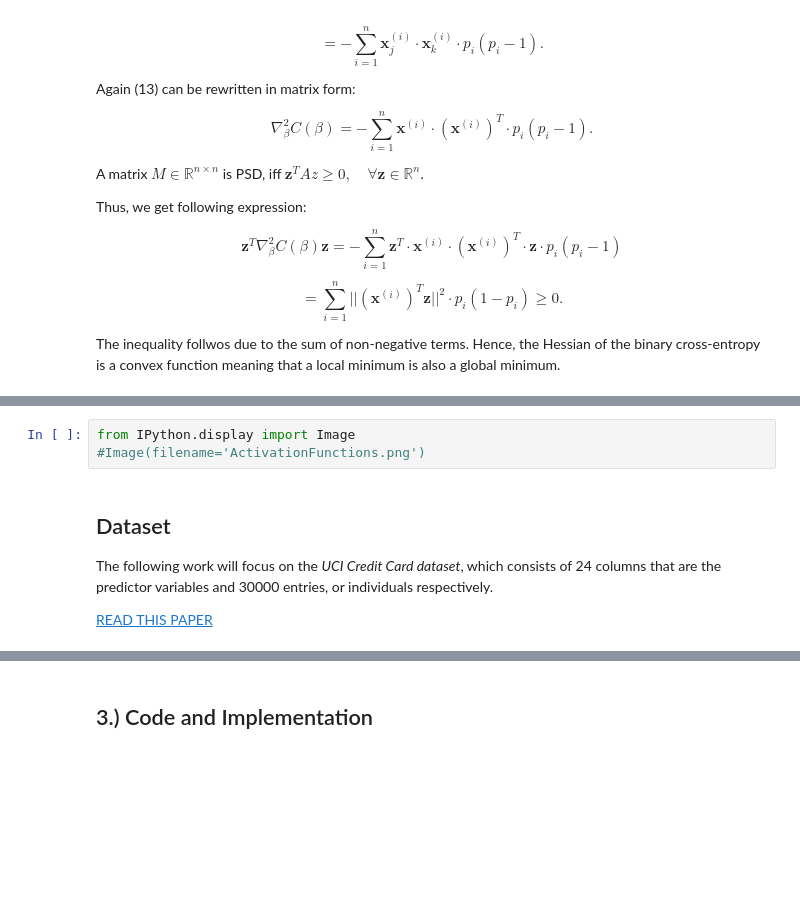
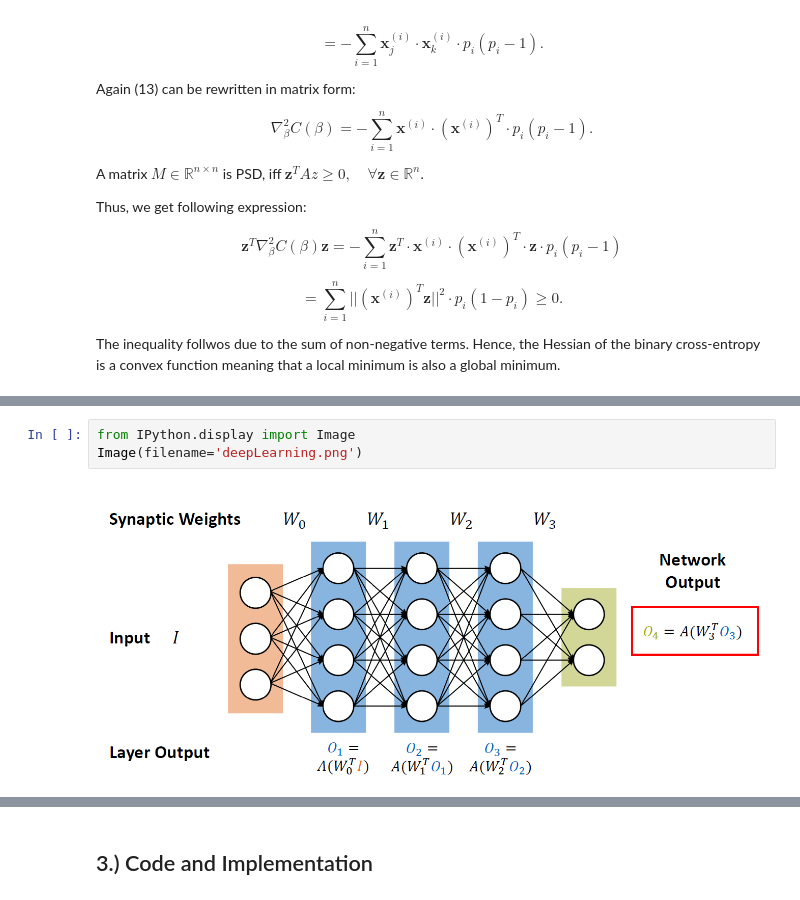
Before and after one commit to lenlehm/Classification-and-Regression, a Jupyter notebook: ClassificationAndRegression.ipynb, the cells around one changed output, grey strips where cells are left out. Saved outputs shown, nothing was run; the diff lists cells and outputs as text; blank space fills up the shorter version.

```diff
--- a/ClassificationAndRegression.ipynb
+++ b/ClassificationAndRegression.ipynb
@@ -378,10 +376,6 @@ var(w_i) = \frac{1}{N}. \tag{41}
 $$
 # %%
 from IPython.display import Image
-#Image(filename='ActivationFunctions.png')
+Image(filename='deepLearning.png')
+# %% [output]
+[figure, added]
-# %% [markdown]
-## Dataset
-
-The following work will focus on the *UCI Credit Card dataset*, which consists of 24 columns that are the predictor variables and 30000 entries, or individuals respectively. <br />
-
-[READ THIS PAPER](https://bradzzz.gitbooks.io/ga-seattle-dsi/content/dsi/dsi_05_classification_databases/2.1-lesson/assets/datasets/DefaultCreditCardClients_yeh_2009.pdf)
```
Also changed, not shown: parts of 11 cells of this notebook, 2 other files.
